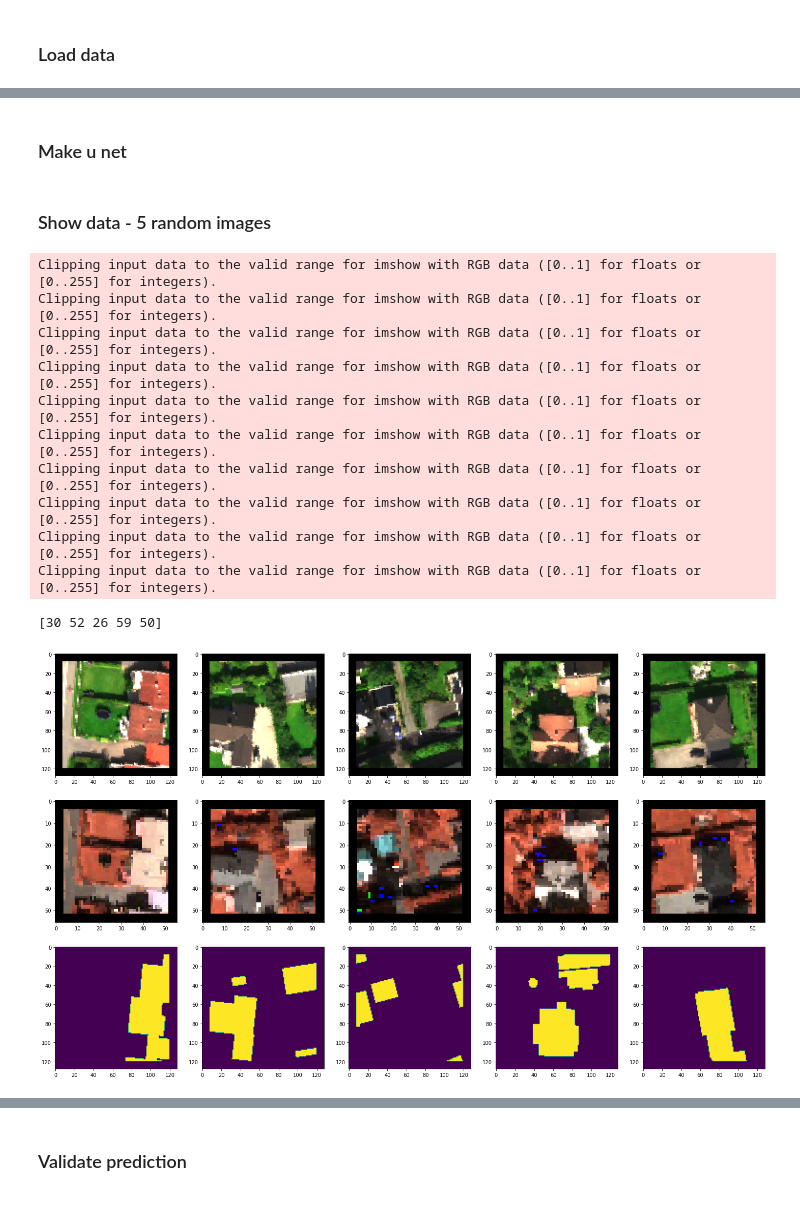
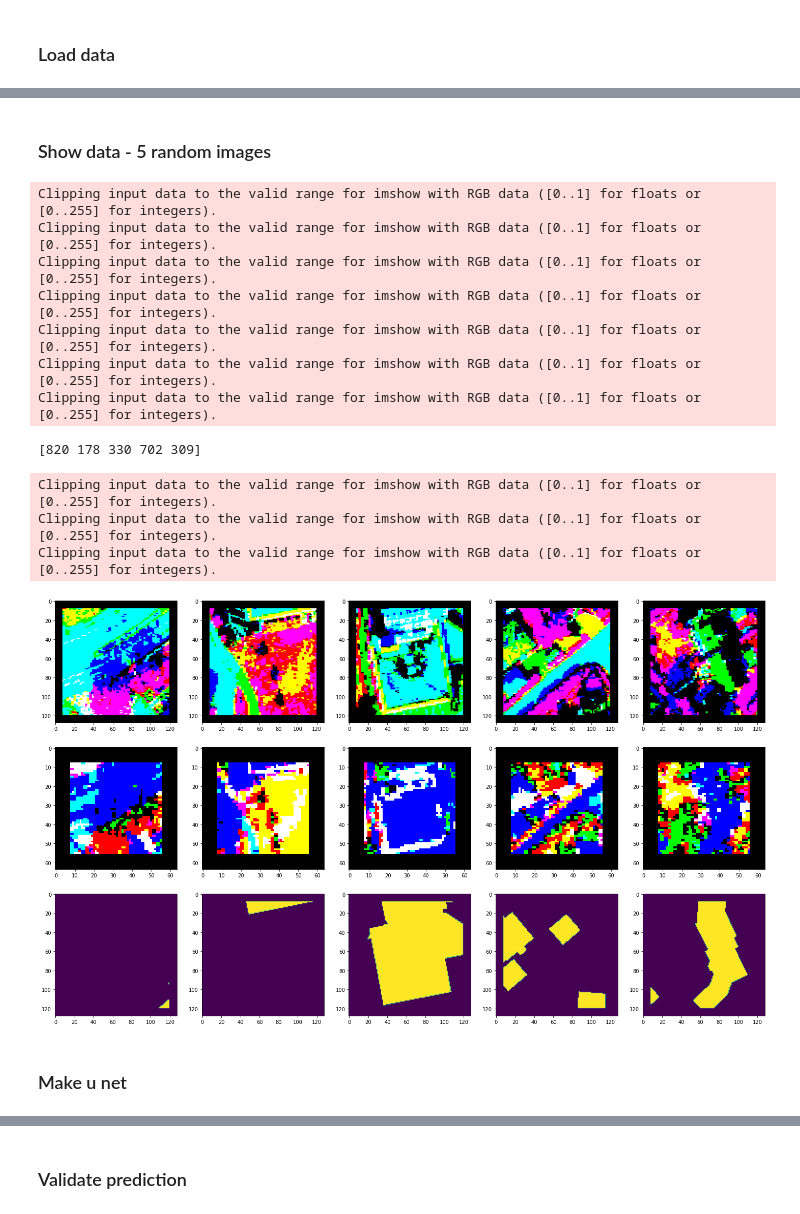
Before and after one commit to stianteien/M_DV_V2022, a Jupyter notebook: unet_detection/roof_u-net.ipynb, the cells around one changed output, grey strips where cells are left out. Cells and saved outputs as stored; diff of their text form; code cells hidden in the pictures.

```diff
--- a/unet_detection/roof_u-net.ipynb
+++ b/unet_detection/roof_u-net.ipynb
@@ -97,3 +102,34 @@ print(X_70_train.shape)
+# %% [markdown]
+### Show data - 5 random images
+# %%
+fig, ax = plt.subplots(nrows=3, ncols=5, figsize = (25,15))
+
+indx = np.random.randint(0,high=X_train.shape[0],size=5)
+print(indx)
+for i in range(5):
+    #ax[0,i].imshow(np.dstack((X_train[indx[i]][:,:,76],
+    #                          X_train[indx[i]][:,:,46],
+    #                          X_train[indx[i]][:,:,21])))
+    ax[0,i].imshow(X_train[indx[i]][:,:,0:3])
+    ax[1,i].imshow(X_70_train[indx[i]][:,:,0:3])
+    #ax[1,i].imshow(np.dstack((X_70_train[indx[i]][:,:,137],
+    #                          X_70_train[indx[i]][:,:,194],
+    #                          X_70_train[indx[i]][:,:,207])))
+    ax[2,i].imshow(y_train[indx[i]].argmax(axis=2))
+plt.show()
+# %% [output]
+Clipping input data to the valid range for imshow with RGB data ([0..1] for floats or [0..255] for integers).
+Clipping input data to the valid range for imshow with RGB data ([0..1] for floats or [0..255] for integers).
+Clipping input data to the valid range for imshow with RGB data ([0..1] for floats or [0..255] for integers).
+Clipping input data to the valid range for imshow with RGB data ([0..1] for floats or [0..255] for integers).
+Clipping input data to the valid range for imshow with RGB data ([0..1] for floats or [0..255] for integers).
+Clipping input data to the valid range for imshow with RGB data ([0..1] for floats or [0..255] for integers).
+Clipping input data to the valid range for imshow with RGB data ([0..1] for floats or [0..255] for integers).
+[820 178 330 702 309]
+Clipping input data to the valid range for imshow with RGB data ([0..1] for floats or [0..255] for integers).
+Clipping input data to the valid range for imshow with RGB data ([0..1] for floats or [0..255] for integers).
+Clipping input data to the valid range for imshow with RGB data ([0..1] for floats or [0..255] for integers).
+[figure, added]
 # %% [markdown]
 ### Make u net
 # %%
@@ -226,30 +136,0 @@ def get_f1(y_true, y_pred): #taken from old keras source code
-# %% [markdown]
-### Show data - 5 random images
-# %%
-fig, ax = plt.subplots(nrows=3, ncols=5, figsize = (25,15))
-
-indx = np.random.randint(0,high=X_train.shape[0],size=5)
-print(indx)
-for i in range(5):
-    ax[0,i].imshow(np.dstack((X_train[indx[i]][:,:,76],
-                              X_train[indx[i]][:,:,46],
-                              X_train[indx[i]][:,:,21])))
-    #PCAax[0,i].imshow(X_train[indx[i]][:,:,0:3])
-    ax[1,i].imshow(np.dstack((X_70_train[indx[i]][:,:,137],
-                              X_70_train[indx[i]][:,:,194],
-                              X_70_train[indx[i]][:,:,207])))
-    ax[2,i].imshow(y_train[indx[i]].argmax(axis=2))
-plt.show()
-# %% [output]
-Clipping input data to the valid range for imshow with RGB data ([0..1] for floats or [0..255] for integers).
-Clipping input data to the valid range for imshow with RGB data ([0..1] for floats or [0..255] for integers).
-Clipping input data to the valid range for imshow with RGB data ([0..1] for floats or [0..255] for integers).
-Clipping input data to the valid range for imshow with RGB data ([0..1] for floats or [0..255] for integers).
-Clipping input data to the valid range for imshow with RGB data ([0..1] for floats or [0..255] for integers).
-Clipping input data to the valid range for imshow with RGB data ([0..1] for floats or [0..255] for integers).
-Clipping input data to the valid range for imshow with RGB data ([0..1] for floats or [0..255] for integers).
-Clipping input data to the valid range for imshow with RGB data ([0..1] for floats or [0..255] for integers).
-Clipping input data to the valid range for imshow with RGB data ([0..1] for floats or [0..255] for integers).
-Clipping input data to the valid range for imshow with RGB data ([0..1] for floats or [0..255] for integers).
-[30 52 26 59 50]
-[figure, removed]
```
Also changed, not shown: parts of 35 cells of this notebook.
